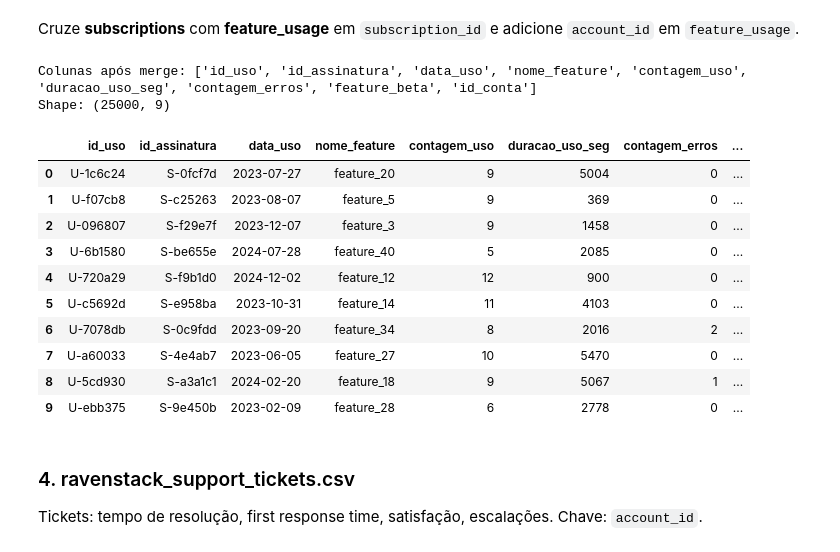
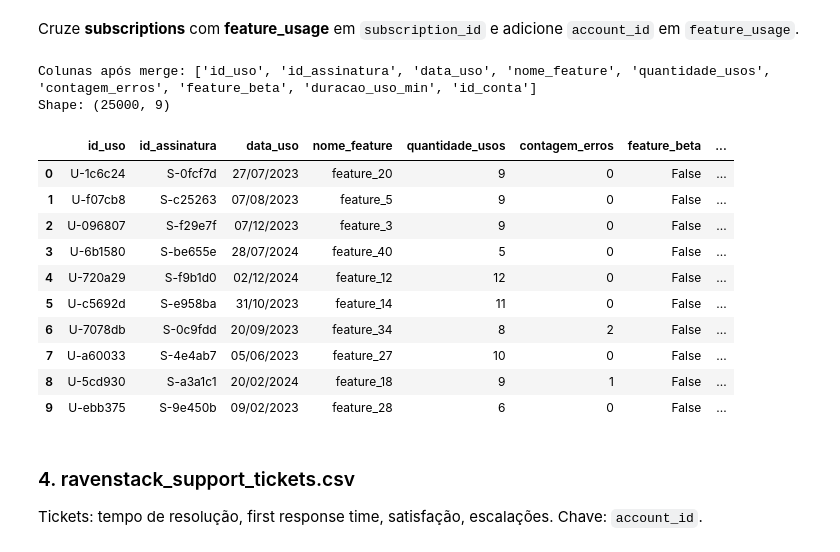
Before and after one commit to moraesvn/ai-master-challenge, a Jupyter notebook: submissions/Vinicius-Moraes/solution/01_load_datasets.ipynb, the cells around one changed output. Saved outputs shown, nothing was run; the diff lists cells and outputs as text; code cells hidden in the pictures.

```diff
--- a/submissions/Vinicius-Moraes/solution/01_load_datasets.ipynb
+++ b/submissions/Vinicius-Moraes/solution/01_load_datasets.ipynb
@@ -25,6 +25,11 @@ accounts = accounts.rename(columns={
     "is_trial": "periodo_teste",
     "churn_flag": "flag_churn",
 })
+
+# NaN em colunas de texto/categóricas -> "Não fornecido"
+for col in accounts.select_dtypes(include="object").columns:
+    accounts[col] = accounts[col].fillna("Não fornecido")
+
 print("Shape:", accounts.shape)
 print("\nColunas:", list(accounts.columns))
 print("\nTipos:")
@@ -79,6 +84,25 @@ subscriptions = subscriptions.rename(columns={
     "billing_frequency": "frequencia_cobranca",
     "auto_renew_flag": "flag_renovacao_automatica",
 })
+
+# Datas em formato padrão Brasil (dd/mm/yyyy)
+subscriptions["data_inicio"] = pd.to_datetime(subscriptions["data_inicio"], errors="coerce").dt.strftime("%d/%m/%Y")
+subscriptions["data_fim"] = pd.to_datetime(subscriptions["data_fim"], errors="coerce").dt.strftime("%d/%m/%Y")
+
+# Valores monetários em float
+subscriptions["mrr_valor"] = subscriptions["mrr_valor"].astype(float)
+subscriptions["arr_valor"] = subscriptions["arr_valor"].astype(float)
+
+# Frequência de cobrança em português
+subscriptions["frequencia_cobranca"] = subscriptions["frequencia_cobranca"].replace({
+    "monthly": "mensal",
+    "annual": "anual",
+})
+
+# NaN em colunas de texto/categóricas -> "Não fornecido"
+for col in subscriptions.select_dtypes(include="object").columns:
+    subscriptions[col] = subscriptions[col].fillna("Não fornecido")
+
 print("Shape:", subscriptions.shape)
 print("\nColunas:", list(subscriptions.columns))
 print("\nTipos:")
@@ -126,11 +150,23 @@ feature_usage = feature_usage.rename(columns={
     "subscription_id": "id_assinatura",
     "usage_date": "data_uso",
     "feature_name": "nome_feature",
-    "usage_count": "contagem_uso",
+    "usage_count": "quantidade_usos",
     "usage_duration_secs": "duracao_uso_seg",
     "error_count": "contagem_erros",
     "is_beta_feature": "feature_beta",
 })
+
+# Data de uso em formato padrão Brasil (dd/mm/yyyy)
+feature_usage["data_uso"] = pd.to_datetime(feature_usage["data_uso"], errors="coerce").dt.strftime("%d/%m/%Y")
+
+# Duração: segundos -> minutos (nova coluna, remove segundos)
+feature_usage["duracao_uso_min"] = (feature_usage["duracao_uso_seg"] / 60).round(2)
+feature_usage = feature_usage.drop(columns=["duracao_uso_seg"])
+
+# NaN em colunas de texto/categóricas -> "Não fornecido"
+for col in feature_usage.select_dtypes(include="object").columns:
+    feature_usage[col] = feature_usage[col].fillna("Não fornecido")
+
 print("Shape:", feature_usage.shape)
 print("\nColunas:", list(feature_usage.columns))
 print("\nTipos:")
@@ -167,27 +203,30 @@ Cruze **subscriptions** com **feature_usage** em `subscription_id` e adicione `a
 # %%
 # Merge: feature_usage + subscriptions (apenas id_conta)
 feature_usage = feature_usage.merge(
     subscriptions[["id_assinatura", "id_conta"]],
     on="id_assinatura",
     how="left"
 )
+# NaN em id_conta (e demais object) após merge -> "Não fornecido"
+for col in feature_usage.select_dtypes(include="object").columns:
+    feature_usage[col] = feature_usage[col].fillna("Não fornecido")
 print("Colunas após merge:", list(feature_usage.columns))
 print("Shape:", feature_usage.shape)
 feature_usage.head(10)
 # %% [output]
-Colunas após merge: ['id_uso', 'id_assinatura', 'data_uso', 'nome_feature', 'contagem_uso', 'duracao_uso_seg', 'contagem_erros', 'feature_beta', 'id_conta']
+Colunas após merge: ['id_uso', 'id_assinatura', 'data_uso', 'nome_feature', 'quantidade_usos', 'contagem_erros', 'feature_beta', 'duracao_uso_min', 'id_conta']
 Shape: (25000, 9)
-|  | id_uso | id_assinatura | data_uso | nome_feature | contagem_uso | duracao_uso_seg | contagem_erros | ... |
-| 0 | U-1c6c24 | S-0fcf7d | 2023-07-27 | feature_20 | 9 | 5004 | 0 | ... |
-| 1 | U-f07cb8 | S-c25263 | 2023-08-07 | feature_5 | 9 | 369 | 0 | ... |
-| 2 | U-096807 | S-f29e7f | 2023-12-07 | feature_3 | 9 | 1458 | 0 | ... |
-| 3 | U-6b1580 | S-be655e | 2024-07-28 | feature_40 | 5 | 2085 | 0 | ... |
-| 4 | U-720a29 | S-f9b1d0 | 2024-12-02 | feature_12 | 12 | 900 | 0 | ... |
-| 5 | U-c5692d | S-e958ba | 2023-10-31 | feature_14 | 11 | 4103 | 0 | ... |
-| 6 | U-7078db | S-0c9fdd | 2023-09-20 | feature_34 | 8 | 2016 | 2 | ... |
-| 7 | U-a60033 | S-4e4ab7 | 2023-06-05 | feature_27 | 10 | 5470 | 0 | ... |
-| 8 | U-5cd930 | S-a3a1c1 | 2024-02-20 | feature_18 | 9 | 5067 | 1 | ... |
-| 9 | U-ebb375 | S-9e450b | 2023-02-09 | feature_28 | 6 | 2778 | 0 | ... |
+|  | id_uso | id_assinatura | data_uso | nome_feature | quantidade_usos | contagem_erros | feature_beta | ... |
+| 0 | U-1c6c24 | S-0fcf7d | 27/07/2023 | feature_20 | 9 | 0 | False | ... |
+| 1 | U-f07cb8 | S-c25263 | 07/08/2023 | feature_5 | 9 | 0 | False | ... |
+| 2 | U-096807 | S-f29e7f | 07/12/2023 | feature_3 | 9 | 0 | False | ... |
+| 3 | U-6b1580 | S-be655e | 28/07/2024 | feature_40 | 5 | 0 | False | ... |
+| 4 | U-720a29 | S-f9b1d0 | 02/12/2024 | feature_12 | 12 | 0 | False | ... |
+| 5 | U-c5692d | S-e958ba | 31/10/2023 | feature_14 | 11 | 0 | False | ... |
+| 6 | U-7078db | S-0c9fdd | 20/09/2023 | feature_34 | 8 | 2 | False | ... |
+| 7 | U-a60033 | S-4e4ab7 | 05/06/2023 | feature_27 | 10 | 0 | False | ... |
+| 8 | U-5cd930 | S-a3a1c1 | 20/02/2024 | feature_18 | 9 | 1 | False | ... |
+| 9 | U-ebb375 | S-9e450b | 09/02/2023 | feature_28 | 6 | 0 | False | ... |
 # %% [markdown]
 ### 4. ravenstack_support_tickets.csv
 Tickets: tempo de resolução, first response time, satisfação, escalações. Chave: `account_id`.
```
Also changed, not shown: parts of 6 cells of this notebook.
